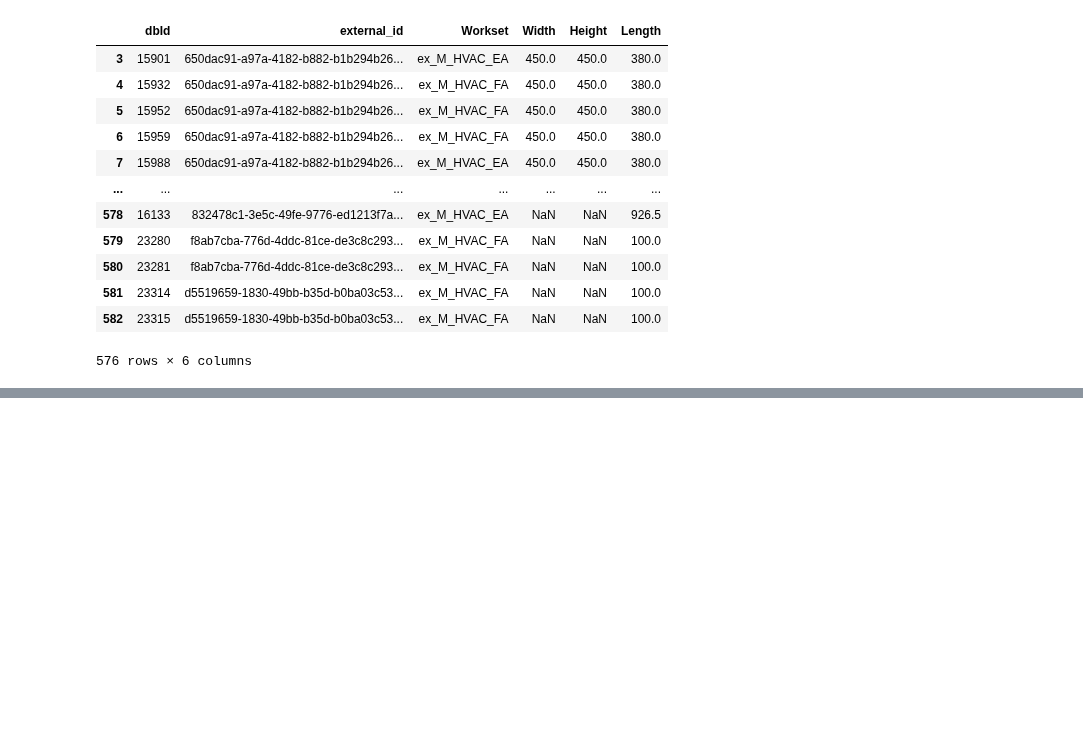
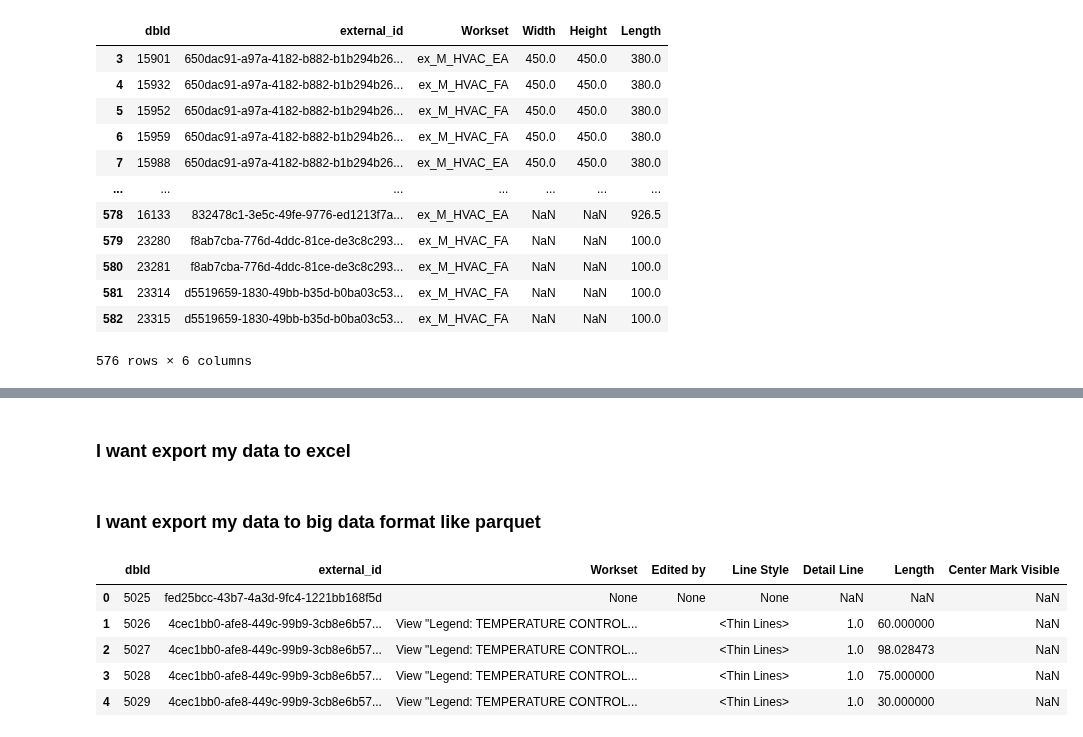
Before and after one commit to chuongmep/aps-toolkit, a Jupyter notebook: APSToolkitPython/Tutorials/04.01. Explore Revit Data With APSToolkit.ipynb, the cells around one changed output, grey strips where cells are left out. Drawn from its saved outputs; the diff is of its cells as text; code cells hidden in the pictures; blank space fills up the shorter version.

Commit message:
04.01. Explore Revit Data With APSToolkit

```diff
--- a/APSToolkitPython/Tutorials/Explore Revit Data With APSToolkit.ipynb
+++ b/APSToolkitPython/Tutorials/04.01. Explore Revit Data With APSToolkit.ipynb
@@ -130,3 +146,5 @@ dir = "./output"
 if not os.path.exists(dir):
     os.makedirs(dir)
 df.to_csv("./output/pipes_ducts.csv", index=False)
+# %% [markdown]
+### I want export my data to excel
@@ -132,0 +157,2 @@ df.to_csv("./output/pipes_ducts.csv", index=False)
+# %% [markdown]
+### I want export my data to big data format like parquet
@@ -132,0 +165,11 @@ df.to_csv("./output/pipes_ducts.csv", index=False)
+# %%
+# read parquet
+df = pd.read_parquet("./output/parquet/pipes_ducts.parquet")
+df.head()
+# %% [output]
+|  | dbId | external_id | Workset | Edited by | Line Style | Detail Line | Length | Center Mark Visible |
+| 0 | 5025 | fed25bcc-43b7-4a3d-9fc4-1221bb168f5d | None | None | None | NaN | NaN | NaN |
+| 1 | 5026 | 4cec1bb0-afe8-449c-99b9-3cb8e6b57... | View "Legend: TEMPERATURE CONTROL... |  | <Thin Lines> | 1.0 | 60.000000 | NaN |
+| 2 | 5027 | 4cec1bb0-afe8-449c-99b9-3cb8e6b57... | View "Legend: TEMPERATURE CONTROL... |  | <Thin Lines> | 1.0 | 98.028473 | NaN |
+| 3 | 5028 | 4cec1bb0-afe8-449c-99b9-3cb8e6b57... | View "Legend: TEMPERATURE CONTROL... |  | <Thin Lines> | 1.0 | 75.000000 | NaN |
+| 4 | 5029 | 4cec1bb0-afe8-449c-99b9-3cb8e6b57... | View "Legend: TEMPERATURE CONTROL... |  | <Thin Lines> | 1.0 | 30.000000 | NaN |
```
Also changed, not shown: parts of 12 cells of this notebook, 1 other file.
